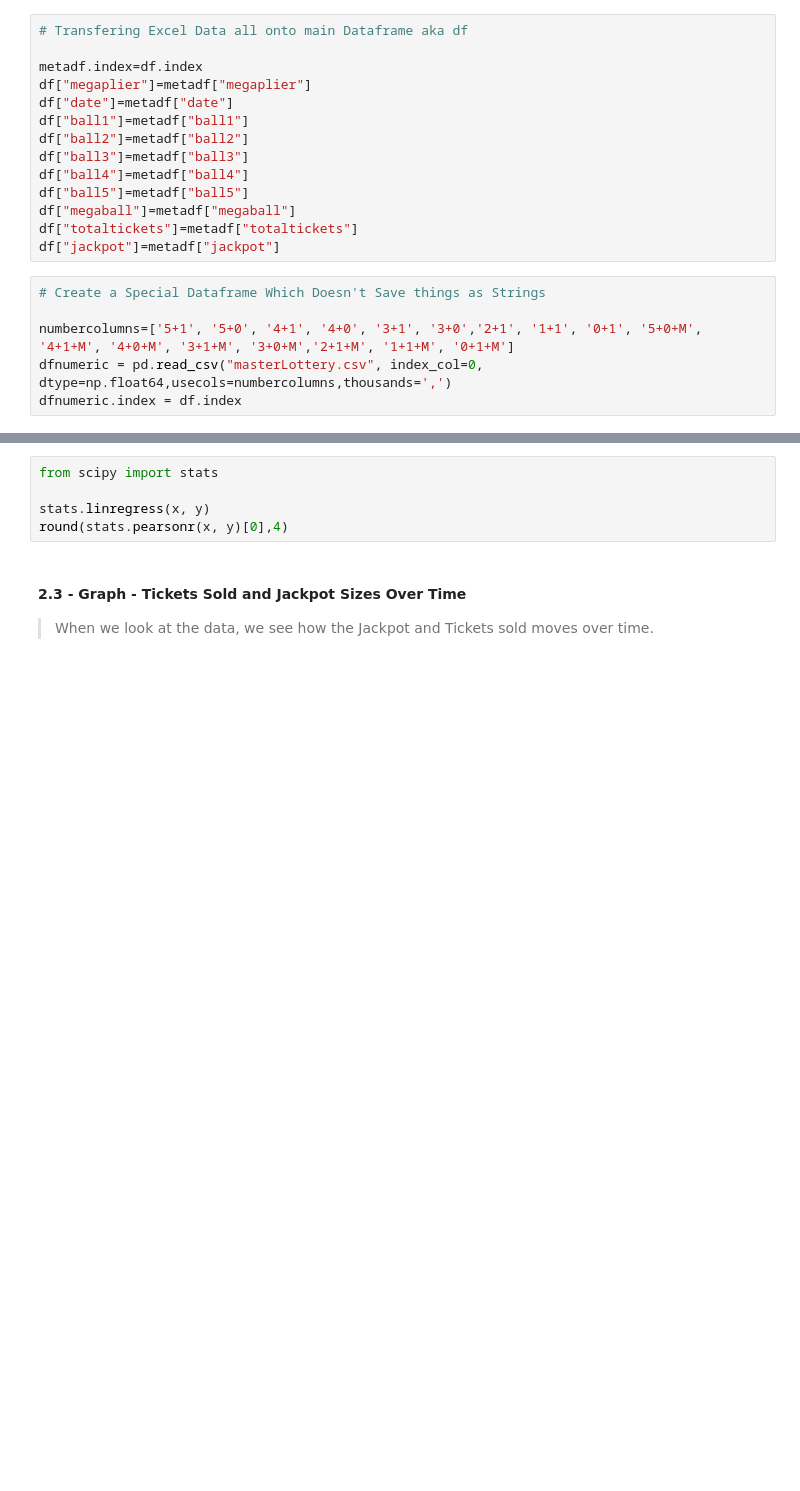
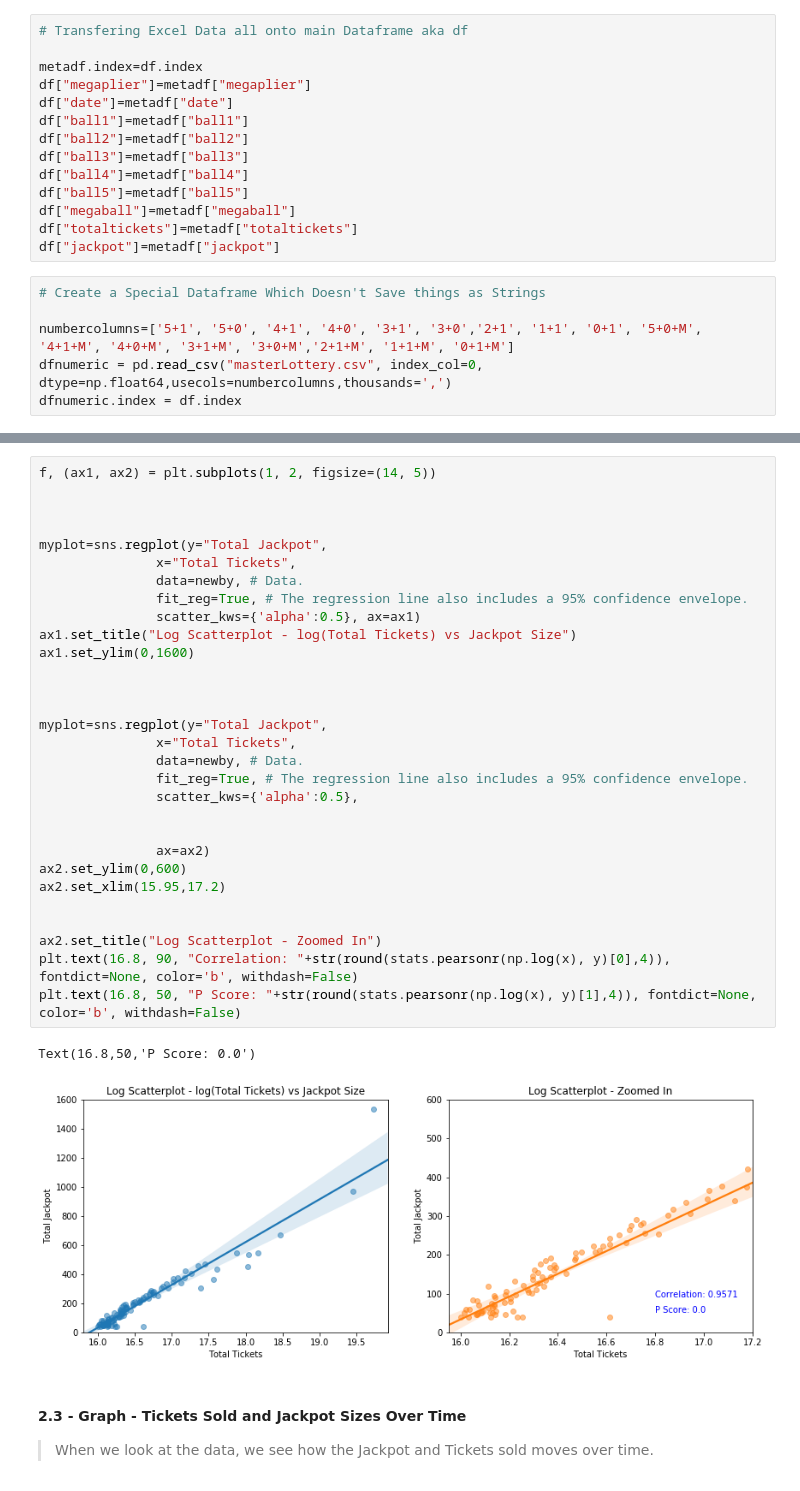
Before and after one commit to colea911/Thinkful, a Jupyter notebook: 4.2.2 (Capstone) Mega Millions.ipynb, the cells around one changed output, grey strips where cells are left out. Drawn from its saved outputs; the diff is of its cells as text; blank space fills up the shorter version.

```diff
--- a/4.2.2 (Capstone) Mega Millions.ipynb
+++ b/4.2.2 (Capstone) Mega Millions.ipynb
@@ -187,8 +197,36 @@ NameError: name 'stats' is not defined
-# %%
-from scipy import stats
-
-stats.linregress(x, y)
-round(stats.pearsonr(x, y)[0],4)
+# %%
+f, (ax1, ax2) = plt.subplots(1, 2, figsize=(14, 5))
+
+
+
+myplot=sns.regplot(y="Total Jackpot",
+               x="Total Tickets",
+               data=newby, # Data.
+               fit_reg=True, # The regression line also includes a 95% confidence envelope.
+               scatter_kws={'alpha':0.5}, ax=ax1)
+ax1.set_title("Log Scatterplot - log(Total Tickets) vs Jackpot Size")
+ax1.set_ylim(0,1600)
+
+
+
+myplot=sns.regplot(y="Total Jackpot",
+               x="Total Tickets",
+               data=newby, # Data.
+               fit_reg=True, # The regression line also includes a 95% confidence envelope.
+               scatter_kws={'alpha':0.5},
+
+
+               ax=ax2)
+ax2.set_ylim(0,600)
+ax2.set_xlim(15.95,17.2)
+
+
+ax2.set_title("Log Scatterplot - Zoomed In")
+plt.text(16.8, 90, "Correlation: "+str(round(stats.pearsonr(np.log(x), y)[0],4)), fontdict=None, color='b', withdash=False)
+plt.text(16.8, 50, "P Score: "+str(round(stats.pearsonr(np.log(x), y)[1],4)), fontdict=None, color='b', withdash=False)
+# %% [output]
+Text(16.8,50,'P Score: 0.0')
+[figure, added]
 # %% [markdown]
 #### 2.3 - Graph - Tickets Sold and Jackpot Sizes Over Time
 
```
Also changed, not shown: parts of 16 cells of this notebook, 10 other files.
